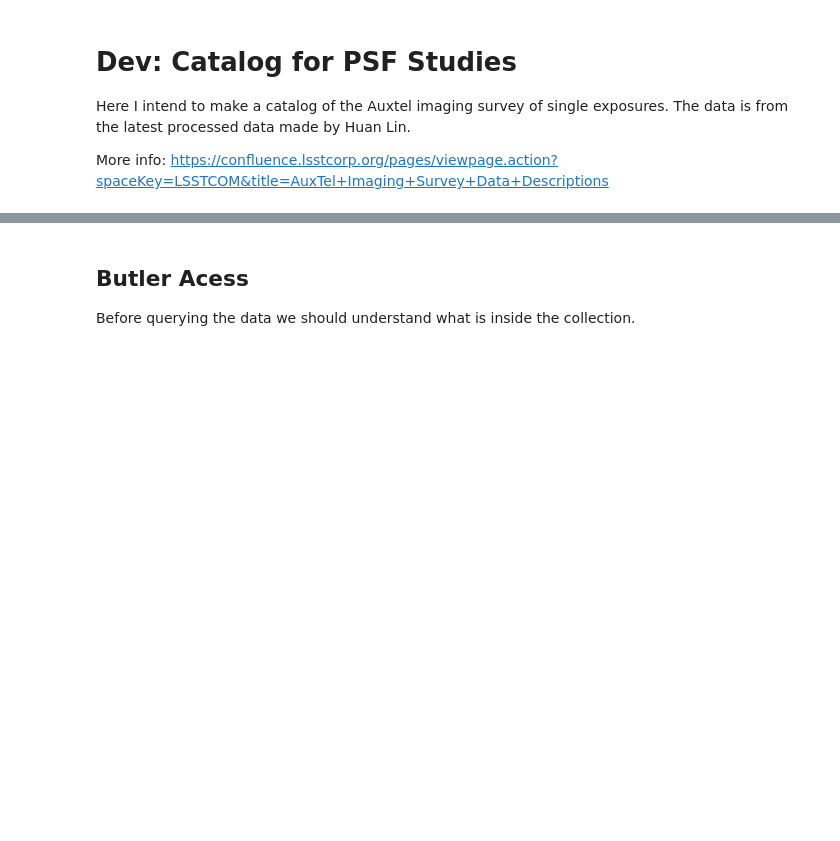
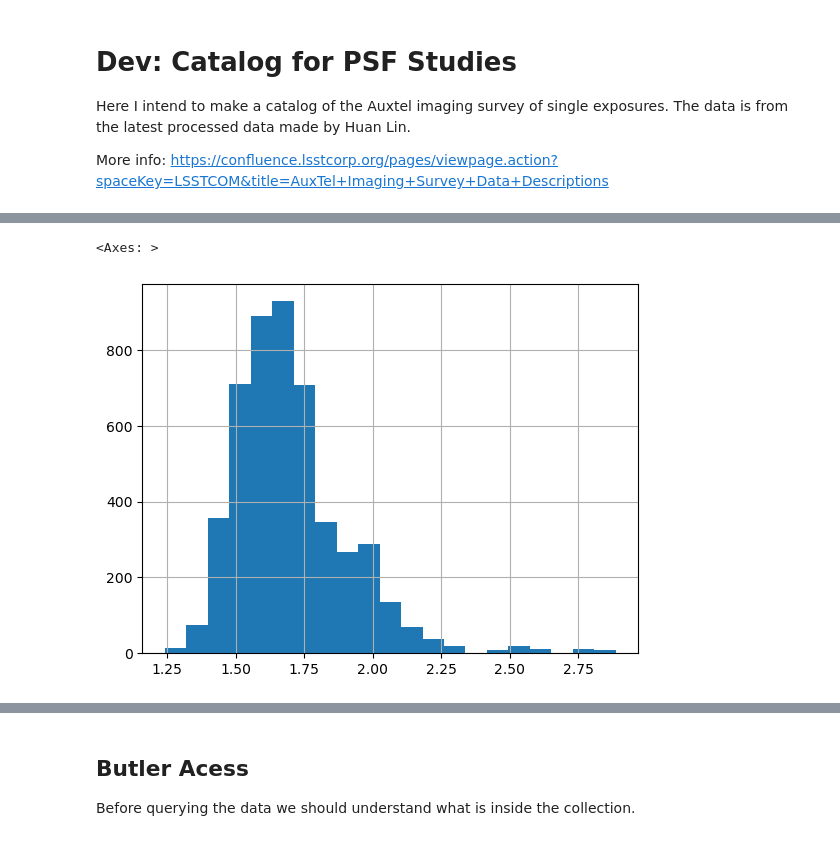
Before and after one commit to estevesjh/ImageQualityAuxTel, a Jupyter notebook: notebooks/query_collection.ipynb, the cells around one changed output, grey strips where cells are left out. Cells and saved outputs as stored; diff of their text form; code cells hidden in the pictures; blank space fills up the shorter version.

Commit message:
update april

```diff
--- a/notebooks/query_collection.ipynb
+++ b/notebooks/query_collection.ipynb
@@ -19,0 +21,2 @@ Today is: 01042024
+# %%
+df = pd.read_csv('../gaia_matched_april2024_PREOPS-4985.csv', index_col=0)
@@ -19,0 +46,9 @@ Today is: 01042024
+# %%
+flagG = (df.ref_mag_g>14)&(df.ref_mag_g<17)
+flagSNR = (df.snr>50)
+
+flagT = flagG&flagSNR
+df.fwhm[flagT].hist(bins=21)
+# %% [output]
+<Axes: >
+[figure, added]
```
Also changed, not shown: parts of 67 cells of this notebook, 6 other files.
